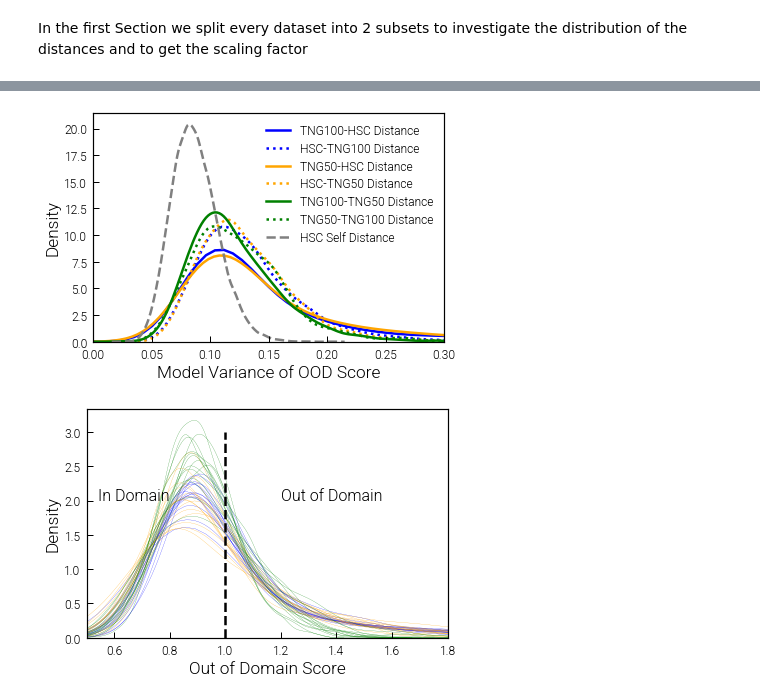
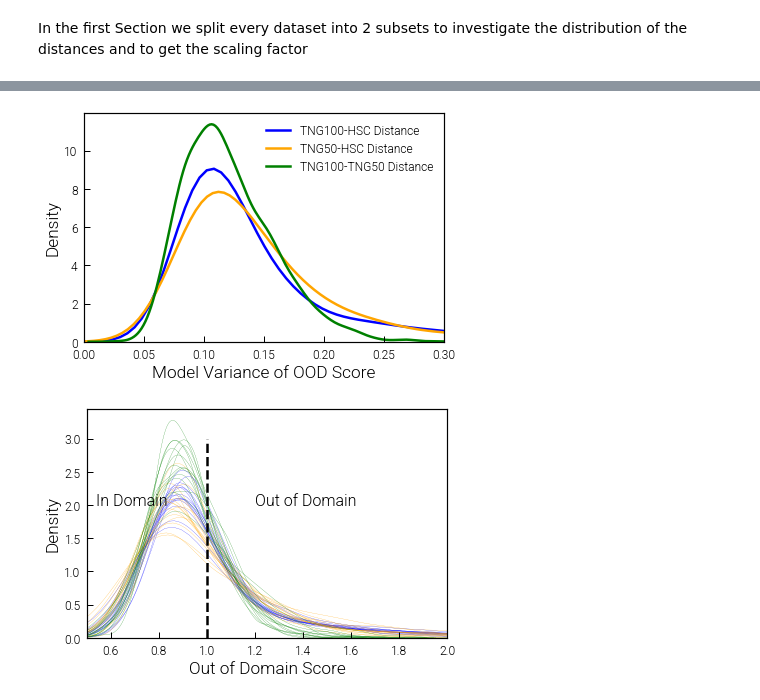
Before and after one commit to milchada/icm-clr, a Jupyter notebook: scripts/postprocessing/compare_distributions.ipynb, the cells around one changed output, grey strips where cells are left out. Cells and saved outputs as stored; diff of their text form; code cells hidden in the pictures.

```diff
--- a/scripts/postprocessing/compare_distributions.ipynb
+++ b/scripts/postprocessing/compare_distributions.ipynb
@@ -11,6 +11,18 @@ from sklearn.preprocessing import StandardScaler
 from glob import glob
 from tqdm import tqdm
 
+import os
+try:
+    WORKING_DIR_FLAG
+except NameError:
+    os.chdir('../../')
+    WORKING_DIR_FLAG = True
+
+from scripts.util.running_statistic import running_statistic
+from scripts.util.umaps import fit_umap
+from scripts.preprocessing.prepare import DatasetMatcher
+get_matched_masks = DatasetMatcher.get_matched_masks
+
 HSC_color = 'grey'
 HSC_TNG50_color = 'bisque'
 HSC_TNG100_color = 'aqua'
@@ -92,12 +46,11 @@ def load_representation(path):
 
     return rep
 
-
-optuna_files = glob('../../postprocessing/optuna/*')
-representation_path = '../../postprocessing/representation.npy'
+optuna_files = glob('./postprocessing/optuna/*')
+representation_path = './postprocessing/representation.npy'
 
 rep = load_representation(representation_path)
-df = pd.read_csv('../../dataset/m_test.csv')
+df = pd.read_csv('./dataset/m_test.csv')
 
 HSC_arcsec_per_pixel = 0.168
 df["petro_90_light"] = df['petro_90_light'].multiply(HSC_arcsec_per_pixel)
@@ -259,38 +212,39 @@ for r in tqdm(rep_optuna_split):
 # %%
 lw = 2.5
 
 sns.kdeplot(x=np.std([s[1]/1.146 for s in score_optuna], axis=0), color=palette['TNG100'], lw=lw)
-sns.kdeplot(x=np.std([s[7]/1.146 for s in score_optuna], axis=0), color=palette['TNG100'], linestyle='dotted', lw=lw)
+#sns.kdeplot(x=np.std([s[7]/1.146 for s in score_optuna], axis=0), color=palette['TNG100'], linestyle='dotted', lw=lw)
 sns.kdeplot(x=np.std([s[4]/1.146 for s in score_optuna], axis=0), color=palette['TNG50'], lw=lw)
-sns.kdeplot(x=np.std([s[8]/1.146 for s in score_optuna], axis=0), color=palette['TNG50'], linestyle='dotted', lw=lw)
+#sns.kdeplot(x=np.std([s[8]/1.146 for s in score_optuna], axis=0), color=palette['TNG50'], linestyle='dotted', lw=lw)
 sns.kdeplot(x=np.std([s[2]/1.146 for s in score_optuna], axis=0), color=palette['TNG50_TNG100'], lw=lw)
-sns.kdeplot(x=np.std([s[3]/1.146 for s in score_optuna], axis=0), color=palette['TNG50_TNG100'], linestyle='dotted', lw=lw)
-sns.kdeplot(x=np.std([s[6]/1.146 for s in score_optuna], axis=0), color=palette['HSC'], linestyle='dashed', lw=lw)
+#sns.kdeplot(x=np.std([s[3]/1.146 for s in score_optuna], axis=0), color=palette['TNG50_TNG100'], linestyle='dotted', lw=lw)
+#sns.kdeplot(x=np.std([s[6]/1.146 for s in score_optuna], axis=0), color=palette['HSC'], linestyle='dashed', lw=lw)
 
-plt.legend(labels=['TNG100-HSC Distance', 'HSC-TNG100 Distance', 'TNG50-HSC Distance', 'HSC-TNG50 Distance', 'TNG100-TNG50 Distance', 'TNG50-TNG100 Distance', 'HSC Self Distance'])
+#plt.legend(labels=['TNG100-HSC Distance', 'HSC-TNG100 Distance', 'TNG50-HSC Distance', 'HSC-TNG50 Distance', 'TNG100-TNG50 Distance', 'TNG50-TNG100 Distance', 'HSC Self Distance'])
+plt.legend(labels=['TNG100-HSC Distance', 'TNG50-HSC Distance', 'TNG100-TNG50 Distance', 'HSC Self Distance'])
 plt.xlabel('Model Variance of OOD Score')
-plt.savefig('../../temp/ood_model_variance.pdf')
+plt.savefig('./temp/ood_model_variance.pdf')
 plt.xlim(0,0.3)
 plt.show()
 
 index_list = [1, 4, 3]
 set_list = ['TNG100', 'TNG50', 'TNG50_TNG100']
 
 for i, c in zip(index_list, set_list):
     for s in score_optuna:
         sns.kdeplot(x=s[i]/1.146 , color=palette[c], lw=0.2)
 
-plt.xlim(0.5,1.8)
+plt.xlim(0.5,2)
 plt.plot([1,1],[0,3],'k--', lw=lw)
 plt.text(0.54, 2, 'In Domain', color='k', size=16)
 plt.text(1.2, 2, 'Out of Domain', color='k', size=16)
 plt.xlabel('Out of Domain Score')
 plt.ylabel('Density')
-plt.savefig('../../temp/ood_model_variation.pdf')
+plt.savefig('./temp/ood_model_variation.pdf')
 plt.show()
 # %% [output]
-[figure, old version]
+[figure, new version]
-[figure, old version]
+[figure, new version]
 # %%
 def plot_distances(score, label = 'Normalized 8th Nearest Neighbour Distance', save_path = 'similarity_distribution.pdf'):
     (score_TNG100_TNG100,
```
Also changed, not shown: parts of 12 cells of this notebook, 5 other files.
